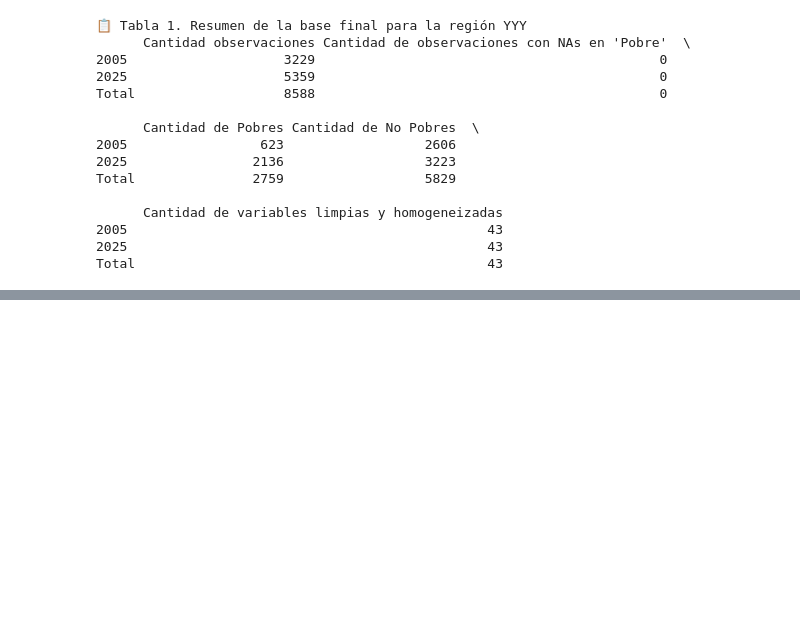
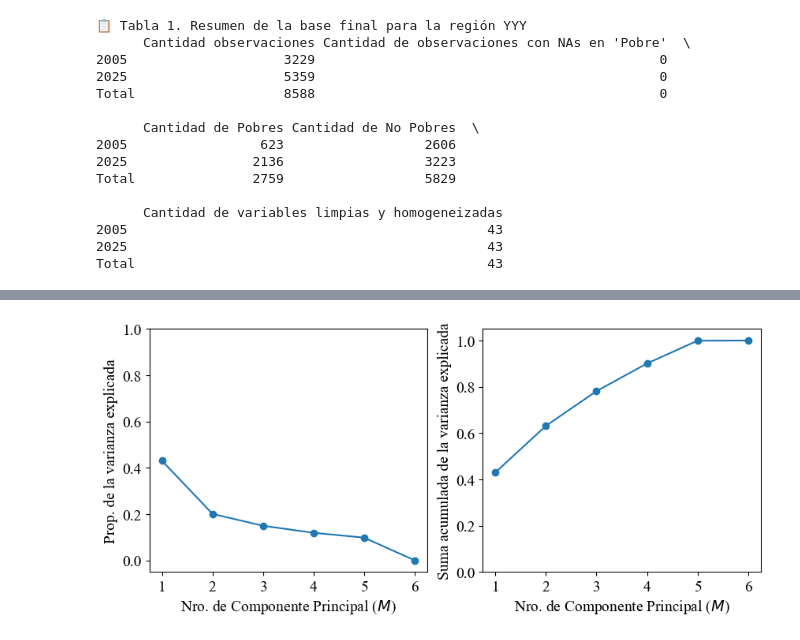
Before and after one commit to franlecam/BigDataUBA-Grupo1, a Jupyter notebook: TP2/Program_TP2_Grupo1.ipynb, the cells around one changed output, grey strips where cells are left out. Cells and saved outputs as stored; diff of their text form; code cells hidden in the pictures; blank space fills up the shorter version.

```diff
--- a/TP2/Program_TP2_Grupo1.ipynb
+++ b/TP2/Program_TP2_Grupo1.ipynb
@@ -581,0 +826,22 @@ Total                                             43
+# %%
+#graficos de la varianza explicada por cada uno de los componentes principales
+%%capture
+fig, axes = plt.subplots(1, 2, figsize=(10, 4)) # 2 subplots uno al lado del otro
+ticks = np.arange(pca.n_components_)+1 # para crear ticks en el eje horizontal
+ax = axes[0]
+ax.plot(ticks, pca.explained_variance_ratio_ , marker='o')
+ax.set_xlabel('Nro. de Componente Principal ($M$)');
+ax.set_ylabel('Prop. de la varianza explicada')
+ax.set_ylim([-0.05,1])
+ax.set_xticks(ticks)
+# capture suprime la visualización de la figura parcialmente terminada
+# %%
+ax = axes[1]
+ax.plot(ticks, pca.explained_variance_ratio_.cumsum(), marker='o')
+ax.set_xlabel('Nro. de Componente Principal ($M$)')
+ax.set_ylabel('Suma acumulada de la varianza explicada')
+ax.set_ylim([0, 1.05])
+ax.set_xticks(ticks)
+fig
+# %% [output]
+[figure, added]
```
Also changed, not shown: parts of 23 cells of this notebook.
